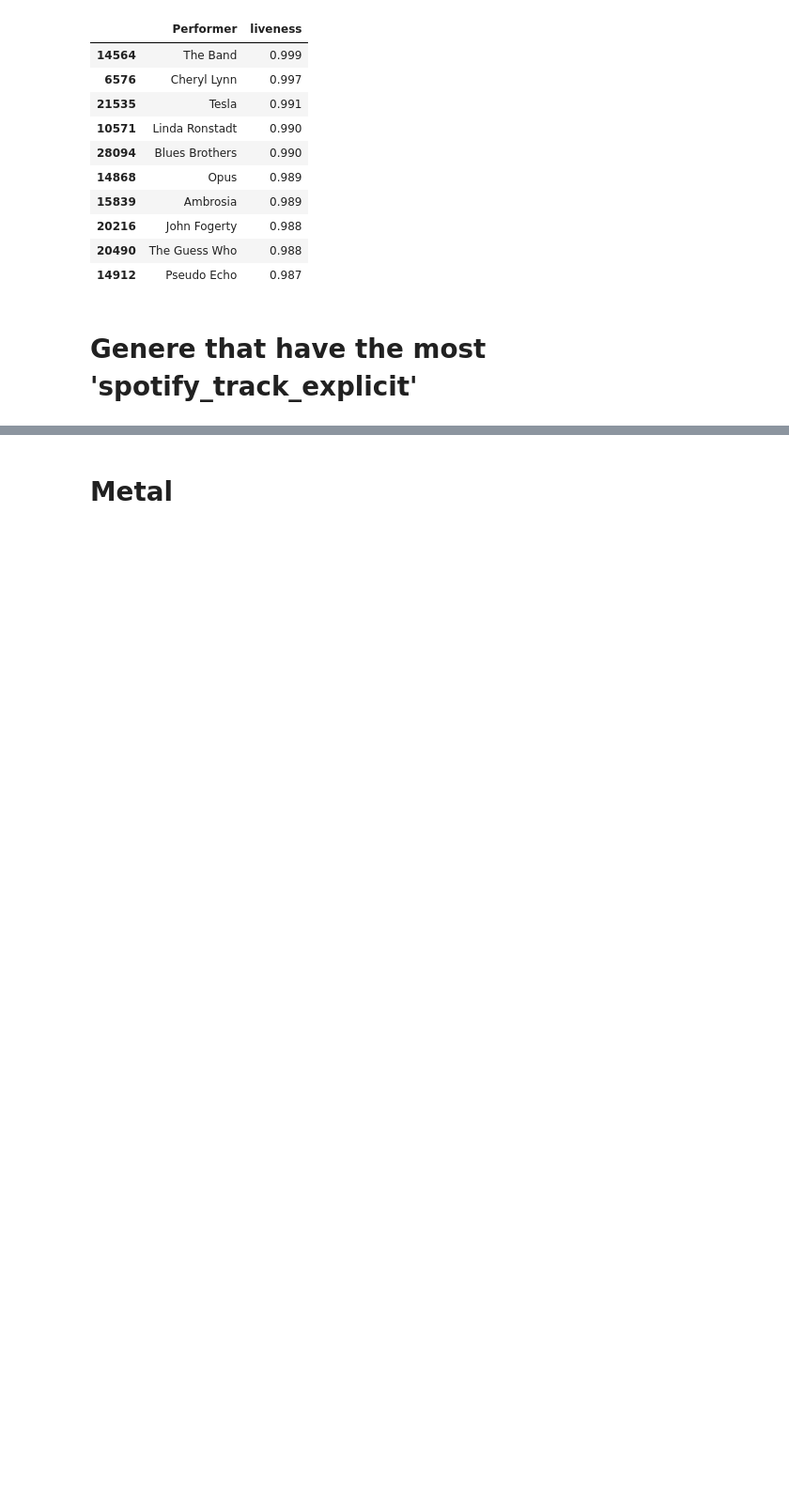
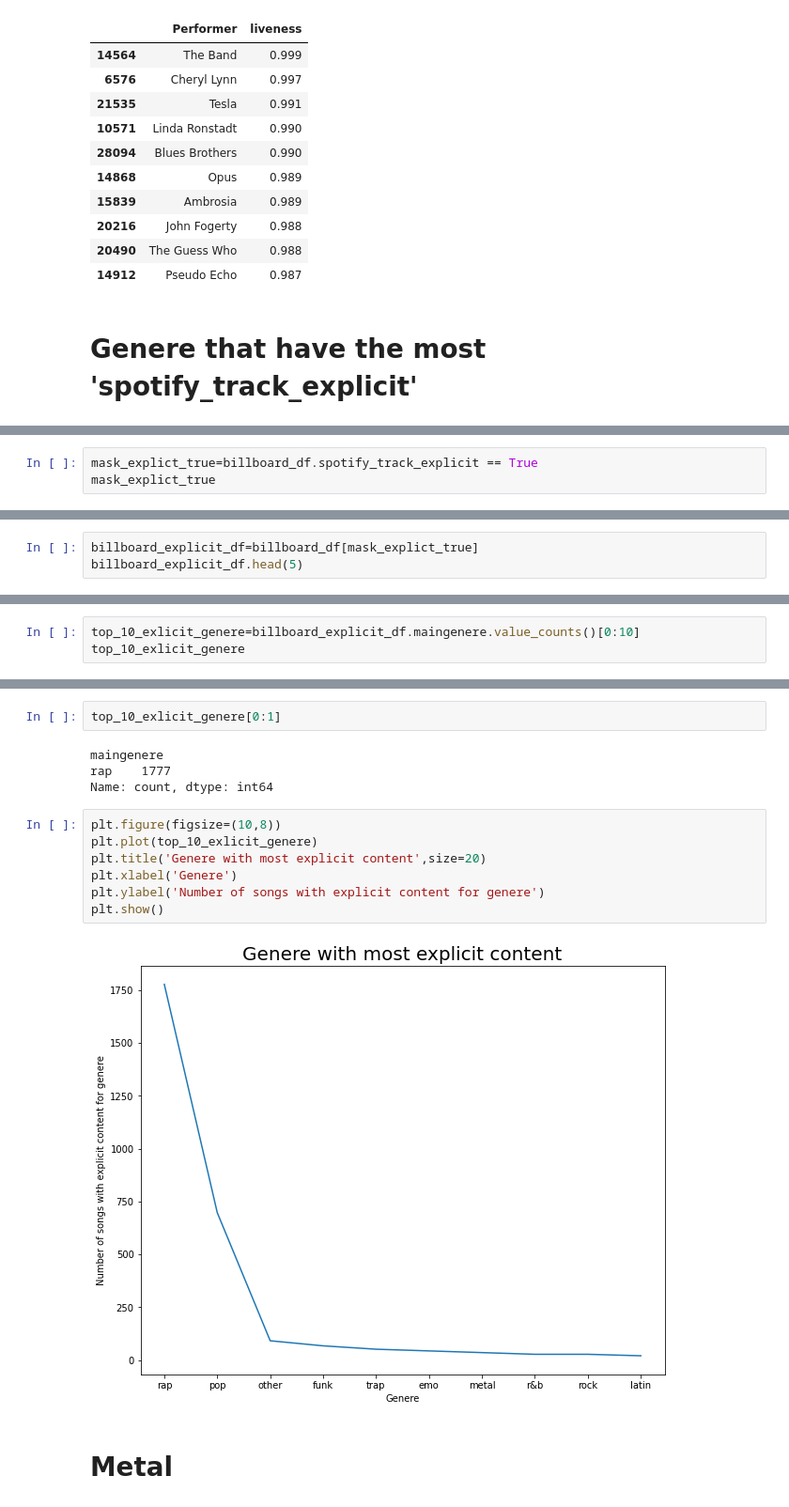
Before and after one commit to alelovo/Project_programming, a Jupyter notebook: project.ipynb, the cells around one changed output, grey strips where cells are left out. Shown at 94% size. Cells and saved outputs as stored; diff of their text form; blank space fills up the shorter version.

Commit message:
Some graph and mask for rock

```diff
--- a/project.ipynb
+++ b/project.ipynb
@@ -996,0 +1016,3 @@ Index(['index', 'SongID', 'Performer', 'Song', 'spotify_genre',
+# %%
+mask_explict_true=billboard_df.spotify_track_explicit == True
+mask_explict_true
@@ -996,0 +1032,3 @@ Index(['index', 'SongID', 'Performer', 'Song', 'spotify_genre',
+# %%
+billboard_explicit_df=billboard_df[mask_explict_true]
+billboard_explicit_df.head(5)
@@ -996,0 +1049,3 @@ Index(['index', 'SongID', 'Performer', 'Song', 'spotify_genre',
+# %%
+top_10_exlicit_genere=billboard_explicit_df.maingenere.value_counts()[0:10]
+top_10_exlicit_genere
@@ -997,3 +1065,18 @@ Index(['index', 'SongID', 'Performer', 'Song', 'spotify_genre',
+# %%
+top_10_exlicit_genere[0:1]
+# %% [output]
+maingenere
+rap    1777
+Name: count, dtype: int64
+# %%
+plt.figure(figsize=(10,8))
+plt.plot(top_10_exlicit_genere)
+plt.title('Genere with most explicit content',size=20)
+plt.xlabel('Genere')
+plt.ylabel('Number of songs with explicit content for genere')
+plt.show()
+# %% [output]
+[figure, added]
 # %% [markdown]
 # **Metal**
 # %%
```
Also changed, not shown: parts of 24 cells of this notebook.
